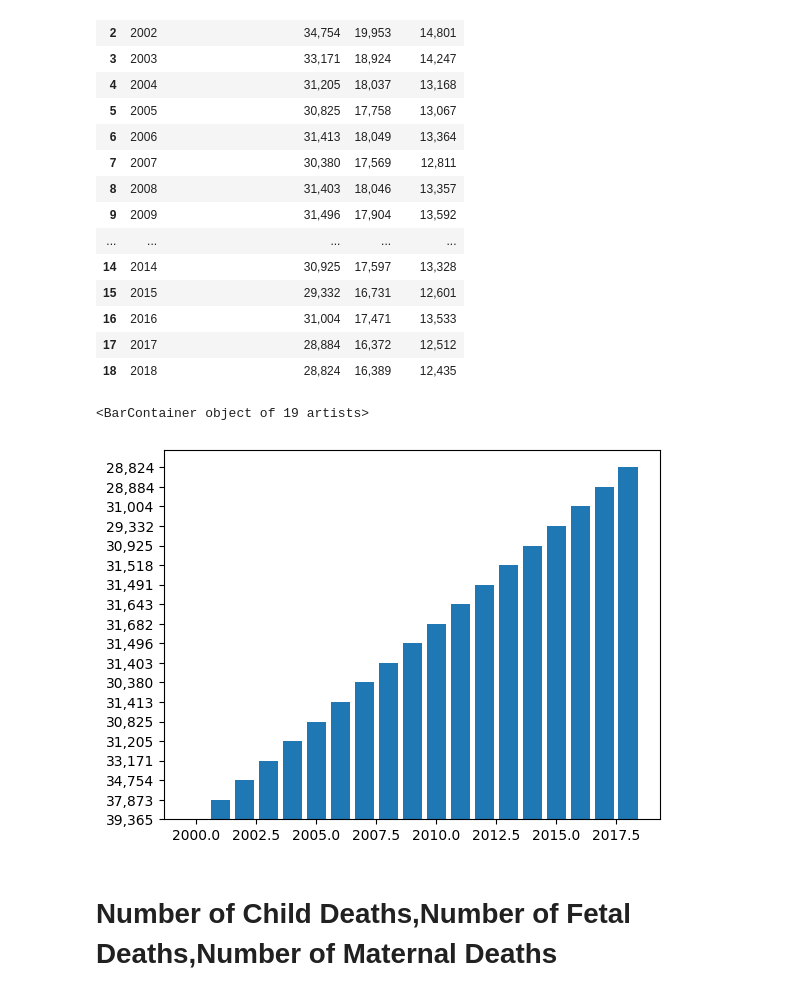
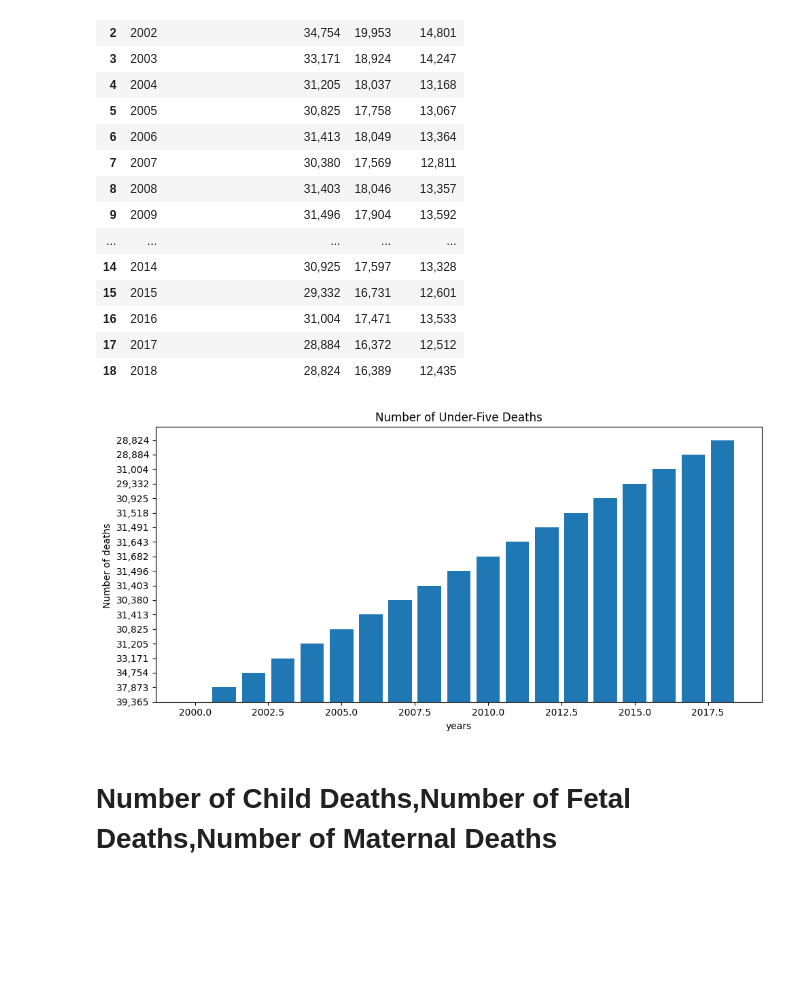
Before and after one commit to Glennarcega/IT-BA-3203-PROJECT, a Jupyter notebook: Social_Factor_of_death.ipynb, the cells around one changed output. Saved outputs shown, nothing was run; the diff lists cells and outputs as text; code cells hidden in the pictures; blank space fills up the shorter version.

```diff
--- a/Social_Factor_of_death.ipynb
+++ b/Social_Factor_of_death.ipynb
@@ -103,11 +120,19 @@ df[['Year','Number of Under-Five Deaths','Male.4','Female.4']]
 | 16 | 2016 | 31,004 | 17,471 | 13,533 |
 | 17 | 2017 | 28,884 | 16,372 | 12,512 |
 | 18 | 2018 | 28,824 | 16,389 | 12,435 |
-# %%
-plt.bar(df.loc[:,"Year"],df.loc[:,"Number of Under-Five Deaths"])
-# %% [output]
-<BarContainer object of 19 artists>
-[figure, removed]
+# %%
+Year = df['Year']
+UnderFiveDeaths = df['Number of Under-Five Deaths']
+
+
+fig = plt.figure(figsize=(10,5))
+plt.bar(Year,UnderFiveDeaths)
+plt.xlabel('years')
+plt.ylabel('Number of deaths ')
+plt.title('Number of Under-Five Deaths')
+plt.show()
+# %% [output]
+[figure, added]
 # %% [markdown]
 # **Number of Child Deaths,Number of Fetal Deaths,Number of Maternal Deaths**
 # %%
```
Also changed, not shown: parts of 6 cells of this notebook.
